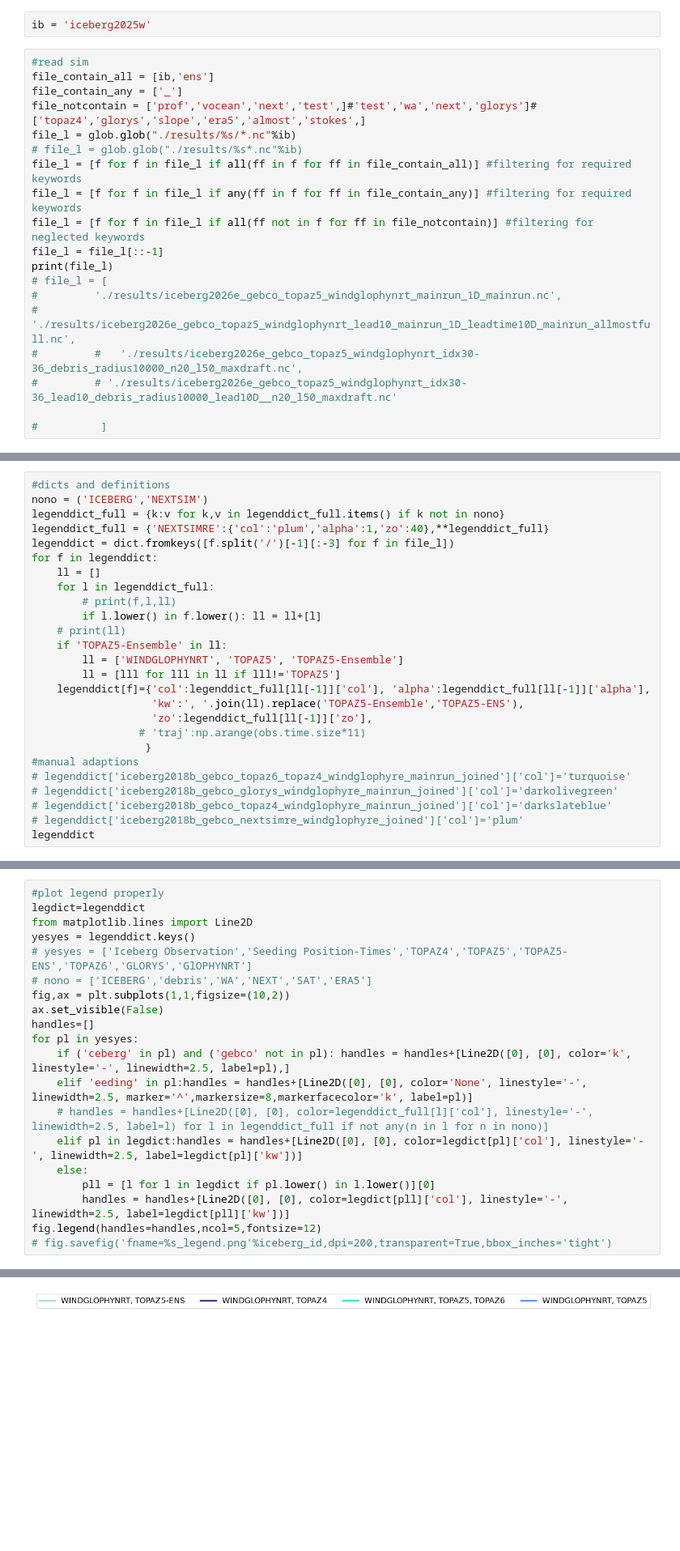
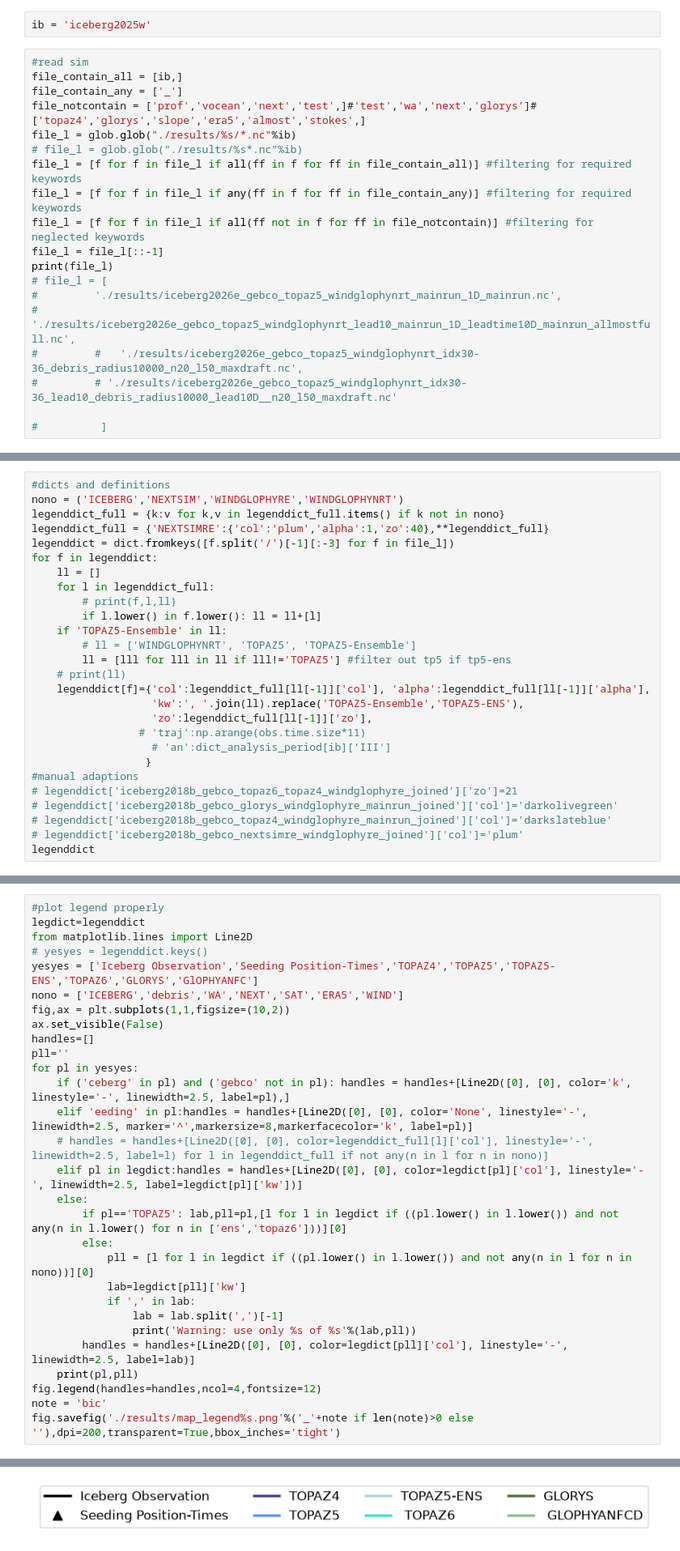
Before and after one commit to lia-f-h/openberg_july2026, a Jupyter notebook: scripts/analysis1.ipynb, the cells around one changed output, grey strips where cells are left out. Shown at 81% size. Cells and saved outputs as stored; diff of their text form; blank space fills up the shorter version.

```diff
--- a/scripts/analysis1.ipynb
+++ b/scripts/analysis1.ipynb
@@ -21,7 +21,7 @@ from openberg_july2026.src2.utils3 import *
 ib = 'iceberg2025w'
 # %%
 #read sim
-file_contain_all = [ib,'ens']
+file_contain_all = [ib,]
 file_contain_any = ['_']
 file_notcontain = ['prof','vocean','next','test',]#'test','wa','next','glorys']#['topaz4','glorys','slope','era5','almost','stokes',]
 file_l = glob.glob("./results/%s/*.nc"%ib)
@@ -47,7 +47,7 @@ print(file_l)
 #     print(f,sim.trajectory.size,sim.time.size,sim.attrs['config_drift:vertical_profile'],np.all(np.isnan(sim.lat.values)))
 # %%
 #dicts and definitions
-nono = ('ICEBERG','NEXTSIM')
+nono = ('ICEBERG','NEXTSIM','WINDGLOPHYRE','WINDGLOPHYNRT')
 legenddict_full = {k:v for k,v in legenddict_full.items() if k not in nono}
 legenddict_full = {'NEXTSIMRE':{'col':'plum','alpha':1,'zo':40},**legenddict_full}
 legenddict = dict.fromkeys([f.split('/')[-1][:-3] for f in file_l])
@@ -56,17 +56,18 @@ for f in legenddict:
     for l in legenddict_full:
         # print(f,l,ll)
         if l.lower() in f.lower(): ll = ll+[l]
+    if 'TOPAZ5-Ensemble' in ll:
+        # ll = ['WINDGLOPHYNRT', 'TOPAZ5', 'TOPAZ5-Ensemble']
+        ll = [lll for lll in ll if lll!='TOPAZ5'] #filter out tp5 if tp5-ens
     # print(ll)
-    if 'TOPAZ5-Ensemble' in ll:
-        ll = ['WINDGLOPHYNRT', 'TOPAZ5', 'TOPAZ5-Ensemble']
-        ll = [lll for lll in ll if lll!='TOPAZ5']
     legenddict[f]={'col':legenddict_full[ll[-1]]['col'], 'alpha':legenddict_full[ll[-1]]['alpha'],
                    'kw':', '.join(ll).replace('TOPAZ5-Ensemble','TOPAZ5-ENS'),
                    'zo':legenddict_full[ll[-1]]['zo'],
                  # 'traj':np.arange(obs.time.size*11)
+                   # 'an':dict_analysis_period[ib]['III']
                   }
 #manual adaptions
-# legenddict['iceberg2018b_gebco_topaz6_topaz4_windglophyre_mainrun_joined']['col']='turquoise'
+# legenddict['iceberg2018b_gebco_topaz6_topaz4_windglophyre_joined']['zo']=21
 # legenddict['iceberg2018b_gebco_glorys_windglophyre_mainrun_joined']['col']='darkolivegreen'
 # legenddict['iceberg2018b_gebco_topaz4_windglophyre_mainrun_joined']['col']='darkslateblue'
 # legenddict['iceberg2018b_gebco_nextsimre_windglophyre_joined']['col']='plum'
@@ -164,20 +183,29 @@ plt.show()
 #plot legend properly
 legdict=legenddict
 from matplotlib.lines import Line2D
-yesyes = legenddict.keys()
-# yesyes = ['Iceberg Observation','Seeding Position-Times','TOPAZ4','TOPAZ5','TOPAZ5-ENS','TOPAZ6','GLORYS','GlOPHYNRT']
-# nono = ['ICEBERG','debris','WA','NEXT','SAT','ERA5']
+# yesyes = legenddict.keys()
+yesyes = ['Iceberg Observation','Seeding Position-Times','TOPAZ4','TOPAZ5','TOPAZ5-ENS','TOPAZ6','GLORYS','GlOPHYANFC']
+nono = ['ICEBERG','debris','WA','NEXT','SAT','ERA5','WIND']
 fig,ax = plt.subplots(1,1,figsize=(10,2))
 ax.set_visible(False)
 handles=[]
+pll=''
 for pl in yesyes:
     if ('ceberg' in pl) and ('gebco' not in pl): handles = handles+[Line2D([0], [0], color='k', linestyle='-', linewidth=2.5, label=pl),]
     elif 'eeding' in pl:handles = handles+[Line2D([0], [0], color='None', linestyle='-', linewidth=2.5, marker='^',markersize=8,markerfacecolor='k', label=pl)]
     # handles = handles+[Line2D([0], [0], color=legenddict_full[l]['col'], linestyle='-', linewidth=2.5, label=l) for l in legenddict_full if not any(n in l for n in nono)]
     elif pl in legdict:handles = handles+[Line2D([0], [0], color=legdict[pl]['col'], linestyle='-', linewidth=2.5, label=legdict[pl]['kw'])]
     else:
-        pll = [l for l in legdict if pl.lower() in l.lower()][0]
-        handles = handles+[Line2D([0], [0], color=legdict[pll]['col'], linestyle='-', linewidth=2.5, label=legdict[pll]['kw'])]
-fig.legend(handles=handles,ncol=5,fontsize=12)
-# fig.savefig('fname=%s_legend.png'%iceberg_id,dpi=200,transparent=True,bbox_inches='tight')
+        if pl=='TOPAZ5': lab,pll=pl,[l for l in legdict if ((pl.lower() in l.lower()) and not any(n in l.lower() for n in ['ens','topaz6']))][0]
+        else:
+            pll = [l for l in legdict if ((pl.lower() in l.lower()) and not any(n in l for n in nono))][0]
+            lab=legdict[pll]['kw']
+            if ',' in lab:
+                lab = lab.split(',')[-1]
+                print('Warning: use only %s of %s'%(lab,pll))
+        handles = handles+[Line2D([0], [0], color=legdict[pll]['col'], linestyle='-', linewidth=2.5, label=lab)]
+    print(pl,pll)
+fig.legend(handles=handles,ncol=4,fontsize=12)
+note = 'bic'
+fig.savefig('./results/map_legend%s.png'%('_'+note if len(note)>0 else ''),dpi=200,transparent=True,bbox_inches='tight')
 # %% [output]
@@ -185 +222 @@ fig.legend(handles=handles,ncol=5,fontsize=12)
-[figure, old version]
+[figure, new version]
```
Also changed, not shown: parts of 12 cells of this notebook, 10 other files.
